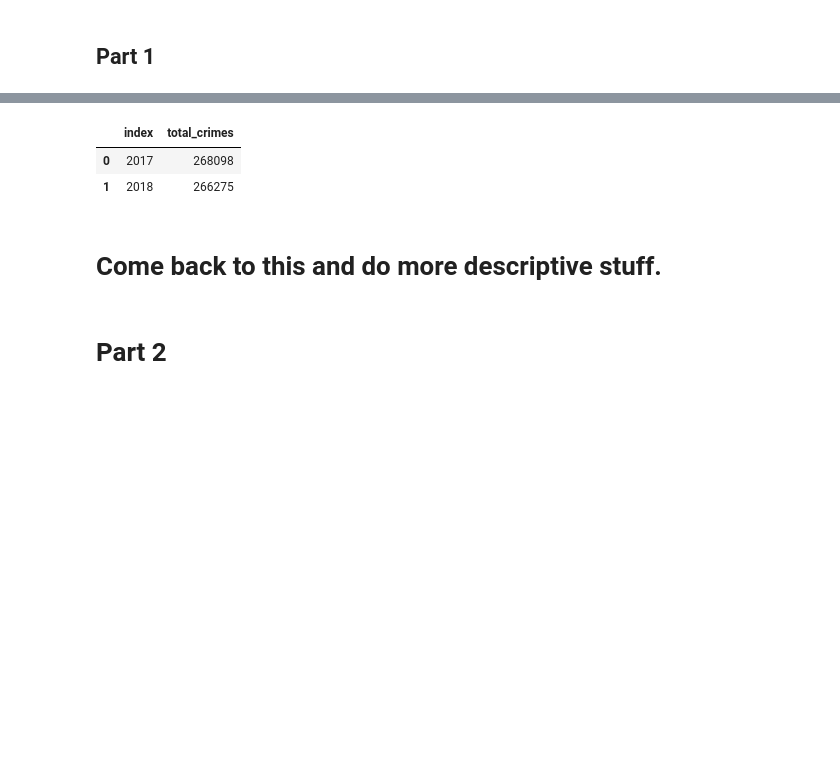
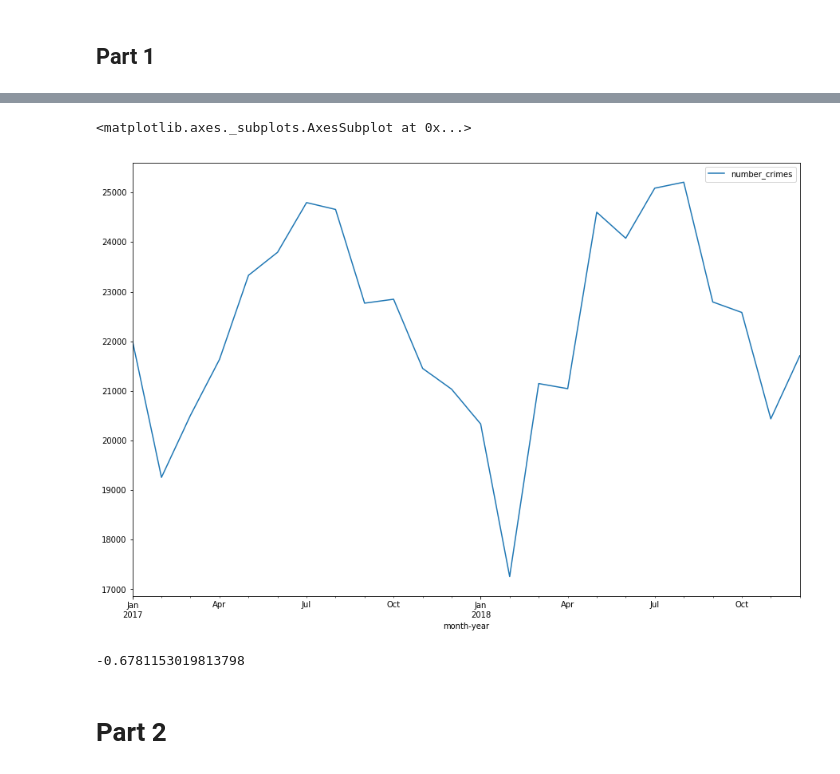
Before and after one commit to vahuja92/machine-learning, a Jupyter notebook: crime_analysis_nb.ipynb, the cells around one changed output, grey strips where cells are left out. Saved outputs shown, nothing was run; the diff lists cells and outputs as text; code cells hidden in the pictures; blank space fills up the shorter version.

```diff
--- a/crime_analysis_nb.ipynb
+++ b/crime_analysis_nb.ipynb
@@ -104,9 +135,18 @@ The top 5 types of crimes are theft, battery, criminal damage, assault, and dece
+# %%
+def plot_crime_month_year_change(crime_df):
+    clean['month-year'] = clean['date_formatted'].dt.to_period("M")
+    crimes_my = clean.groupby("month-year").agg({'case_number': 'count'})
+    crimes_my = crimes_my.rename(columns={"case_number" : "number_crimes"})
+    crimes_my = crimes_my.reset_index()
+
+    return crimes_my.plot('month-year', 'number_crimes')
+# %%
+plot_crime_month_year_change(clean)
+# %% [output]
+<matplotlib.axes._subplots.AxesSubplot at 0x...>
+[figure, added]
 # %%
-total_crimes = by_type.agg({"2017" : "sum", "2018" : "sum"}).to_frame(name="total_crimes").reset_index()
-total_crimes
+def total_crime_by_year(crime_df):
+    total_crimes = by_type.agg({"2017" : "sum", "2018" : "sum"}).to_frame(name="total_crimes").reset_index()
+
+    return total_crimes
-# %% [output]
-|  | index | total_crimes |
-| 0 | 2017 | 268098 |
-| 1 | 2018 | 266275 |
-# %% [markdown]
-# Come back to this and do more descriptive stuff.
@@ -113,2 +161,6 @@ total_crimes
+# %%
+calc_crime_by_year(total_crimes)
+# %% [output]
+-0.6781153019813798
 # %% [markdown]
 # Part 2
```
Also changed, not shown: parts of 60 cells of this notebook.
